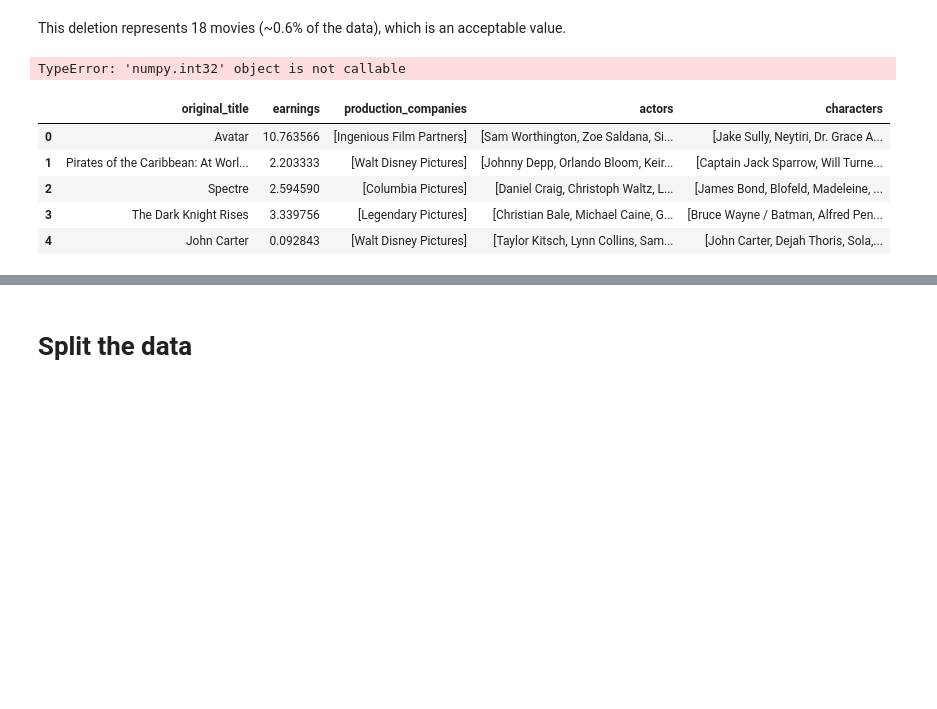
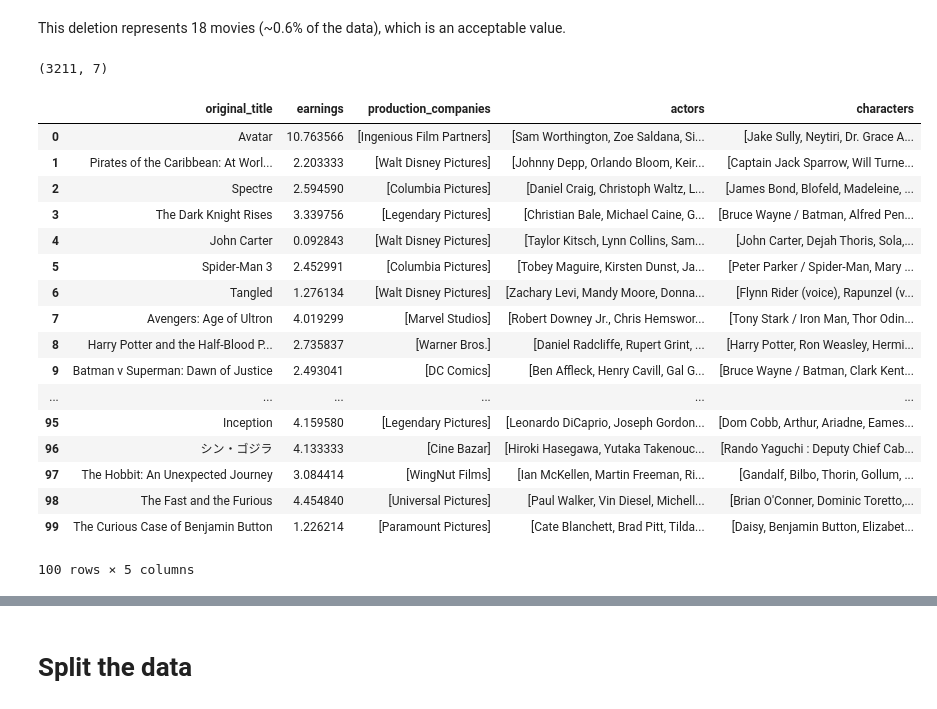
Before and after one commit to rocari96/NTDS-project, a Jupyter notebook: notebook.ipynb, the cells around one changed output, grey strips where cells are left out. Saved outputs shown, nothing was run; the diff lists cells and outputs as text; code cells hidden in the pictures; blank space fills up the shorter version.

```diff
--- a/notebook.ipynb
+++ b/notebook.ipynb
@@ -48,6 +68,6 @@ movies = movies[['original_title', 'budget', 'revenue', 'earnings', 'production_
 # %%
 # keep only movies that have non zero budgets and revenue
-movies = movies[movies['budget'] != 0]
-movies = movies[movies['revenue'] != 0]
+movies = movies[movies['budget'] != 0].reset_index(drop=True)
+movies = movies[movies['revenue'] != 0].reset_index(drop=True)
 # %%
 movies.sort_values(by='earnings').head()
@@ -71,7 +104,7 @@ movies.sort_values(by='earnings', ascending=False).head()
 After checking some of the data, we ca see that some of the values in the budget and revenue columns are expressed in millions wheras most of the values are raw numbers. We then choose to remove the values expressed in millions for more consistency of the future results. This is done by selecting only the movies that have a budget and revenue bigger than 1000 (it is unlikely that a movie will have a buget or a revenue more than a billion dollars).
 # %%
 prev_len = len(movies)
-movies = movies[(movies['budget'] > 1000) & (movies['revenue'] > 1000)]
+movies = movies[(movies['budget'] > 1000) & (movies['revenue'] > 1000)].reset_index(drop=True)
 n_movies = len(movies)
 print(prev_len - n_movies, 100*(prev_len - n_movies)/prev_len)
 # %% [output]
@@ -81,31 +114,43 @@ This deletion represents 18 movies (~0.6% of the data), which is an acceptable v
 # %%
 movies.sort_values(by='earnings', ascending=False).head()
 
-movies.size()
+movies.shape
 # %% [output]
-TypeError: 'numpy.int32' object is not callable
+(3211, 7)
 # %%
 to_keep = 5
 
 movies['actors'] = movies.cast.map(lambda x: list(map(lambda d: d['name'], json.loads(x)))[:to_keep])
 
 movies['characters'] = movies.cast.map(lambda x: list(map(lambda d: d['character'], json.loads(x)))[:to_keep])
 
 #movies['crew'] = movies.crew.map(lambda x: list(map(lambda d: d['name'], json.loads(x)))[:to_keep])
 
 movies['production_companies'] = movies.production_companies.map(lambda x: list(map(lambda d: d['name'], json.loads(x)))[:1])
 
 #movies = movies[['original_title', 'earnings', 'production_companies', 'actors', 'characters', 'crew']]
 movies = movies[['original_title', 'earnings', 'production_companies', 'actors', 'characters']]
 
-movies.head()
+movies.head(100)
 # %% [output]
 |  | original_title | earnings | production_companies | actors | characters |
 | 0 | Avatar | 10.763566 | [Ingenious Film Partners] | [Sam Worthington, Zoe Saldana, Si... | [Jake Sully, Neytiri, Dr. Grace A... |
 | 1 | Pirates of the Caribbean: At Worl... | 2.203333 | [Walt Disney Pictures] | [Johnny Depp, Orlando Bloom, Keir... | [Captain Jack Sparrow, Will Turne... |
 | 2 | Spectre | 2.594590 | [Columbia Pictures] | [Daniel Craig, Christoph Waltz, L... | [James Bond, Blofeld, Madeleine, ... |
 | 3 | The Dark Knight Rises | 3.339756 | [Legendary Pictures] | [Christian Bale, Michael Caine, G... | [Bruce Wayne / Batman, Alfred Pen... |
 | 4 | John Carter | 0.092843 | [Walt Disney Pictures] | [Taylor Kitsch, Lynn Collins, Sam... | [John Carter, Dejah Thoris, Sola,... |
+| 5 | Spider-Man 3 | 2.452991 | [Columbia Pictures] | [Tobey Maguire, Kirsten Dunst, Ja... | [Peter Parker / Spider-Man, Mary ... |
+| 6 | Tangled | 1.276134 | [Walt Disney Pictures] | [Zachary Levi, Mandy Moore, Donna... | [Flynn Rider (voice), Rapunzel (v... |
+| 7 | Avengers: Age of Ultron | 4.019299 | [Marvel Studios] | [Robert Downey Jr., Chris Hemswor... | [Tony Stark / Iron Man, Thor Odin... |
+| 8 | Harry Potter and the Half-Blood P... | 2.735837 | [Warner Bros.] | [Daniel Radcliffe, Rupert Grint, ... | [Harry Potter, Ron Weasley, Hermi... |
+| 9 | Batman v Superman: Dawn of Justice | 2.493041 | [DC Comics] | [Ben Affleck, Henry Cavill, Gal G... | [Bruce Wayne / Batman, Clark Kent... |
+| ... | ... | ... | ... | ... | ... |
+| 95 | Inception | 4.159580 | [Legendary Pictures] | [Leonardo DiCaprio, Joseph Gordon... | [Dom Cobb, Arthur, Ariadne, Eames... |
+| 96 | シン・ゴジラ | 4.133333 | [Cine Bazar] | [Hiroki Hasegawa, Yutaka Takenouc... | [Rando Yaguchi : Deputy Chief Cab... |
+| 97 | The Hobbit: An Unexpected Journey | 3.084414 | [WingNut Films] | [Ian McKellen, Martin Freeman, Ri... | [Gandalf, Bilbo, Thorin, Gollum, ... |
+| 98 | The Fast and the Furious | 4.454840 | [Universal Pictures] | [Paul Walker, Vin Diesel, Michell... | [Brian O'Conner, Dominic Toretto,... |
+| 99 | The Curious Case of Benjamin Button | 1.226214 | [Paramount Pictures] | [Cate Blanchett, Brad Pitt, Tilda... | [Daisy, Benjamin Button, Elizabet... |
+100 rows × 5 columns
 # %%
 movies['features'] = movies['production_companies'] + movies['actors'] + movies['characters']
 movies = movies[['original_title', 'earnings', 'features']]
```
Also changed, not shown: parts of 10 cells of this notebook, 1 other file.
